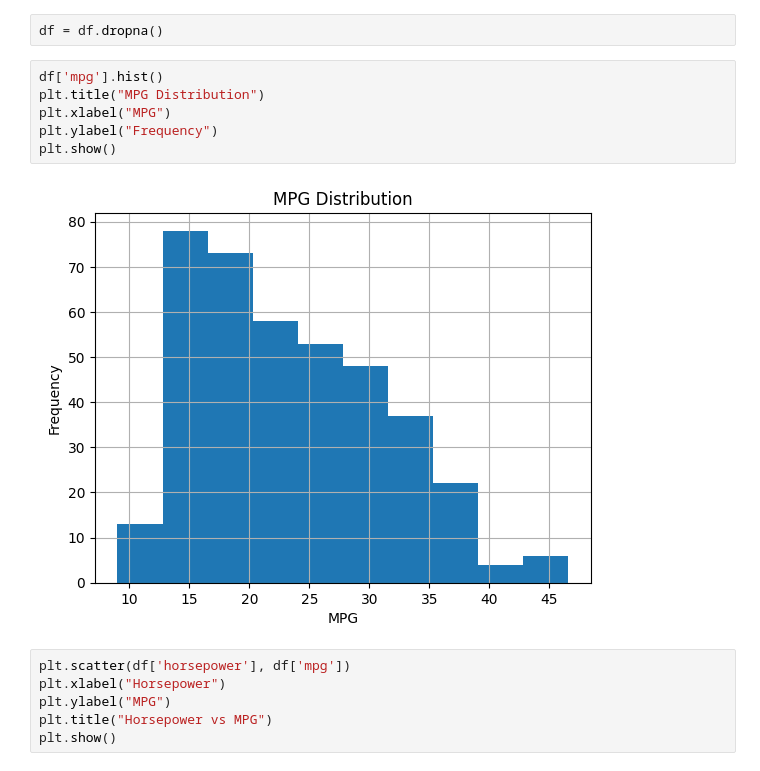
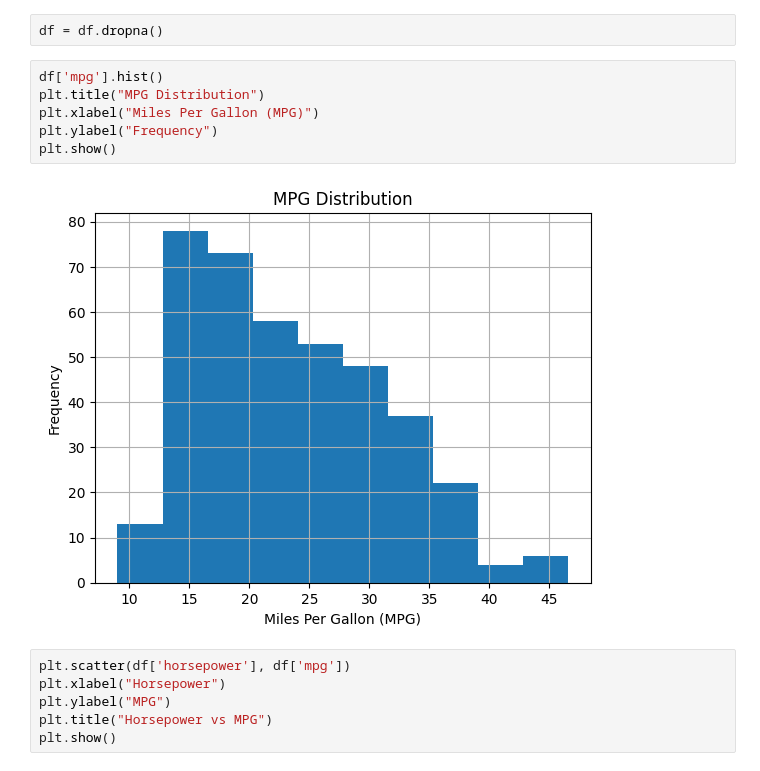
Before and after one commit to jennykumar/vehicle-data-analysis, a Jupyter notebook: vehicle_data_analysis.ipynb, the cells around one changed output. Saved outputs shown, nothing was run; the diff lists cells and outputs as text.

```diff
--- a/vehicle_data_analysis.ipynb
+++ b/vehicle_data_analysis.ipynb
@@ -62,11 +66,11 @@ df = df.dropna()
 # %%
 df['mpg'].hist()
 plt.title("MPG Distribution")
-plt.xlabel("MPG")
+plt.xlabel("Miles Per Gallon (MPG)")
 plt.ylabel("Frequency")
 plt.show()
 # %% [output]
-[figure, old version]
+[figure, new version]
 # %%
 plt.scatter(df['horsepower'], df['mpg'])
 plt.xlabel("Horsepower")
```
Also changed, not shown: parts of 4 cells of this notebook.
